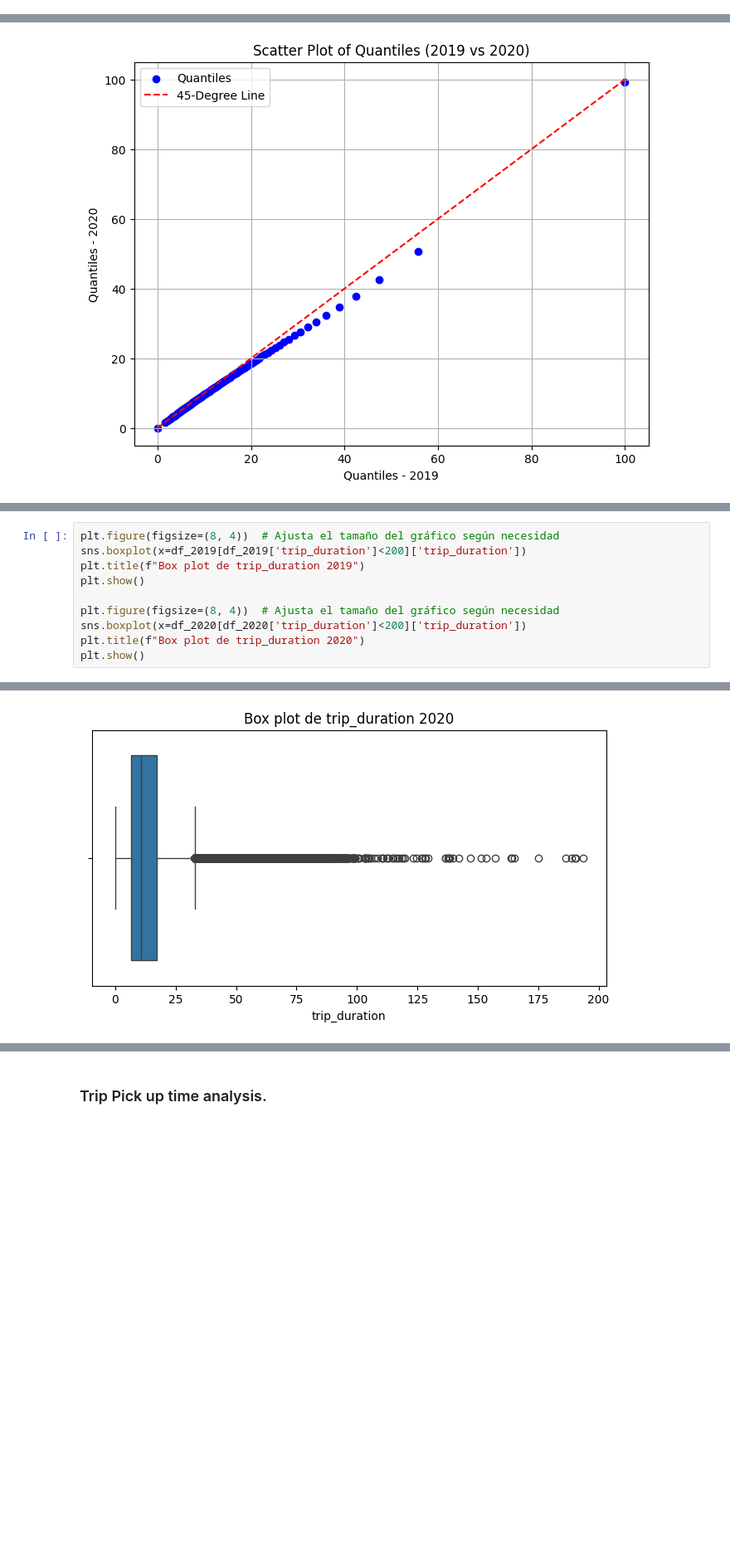
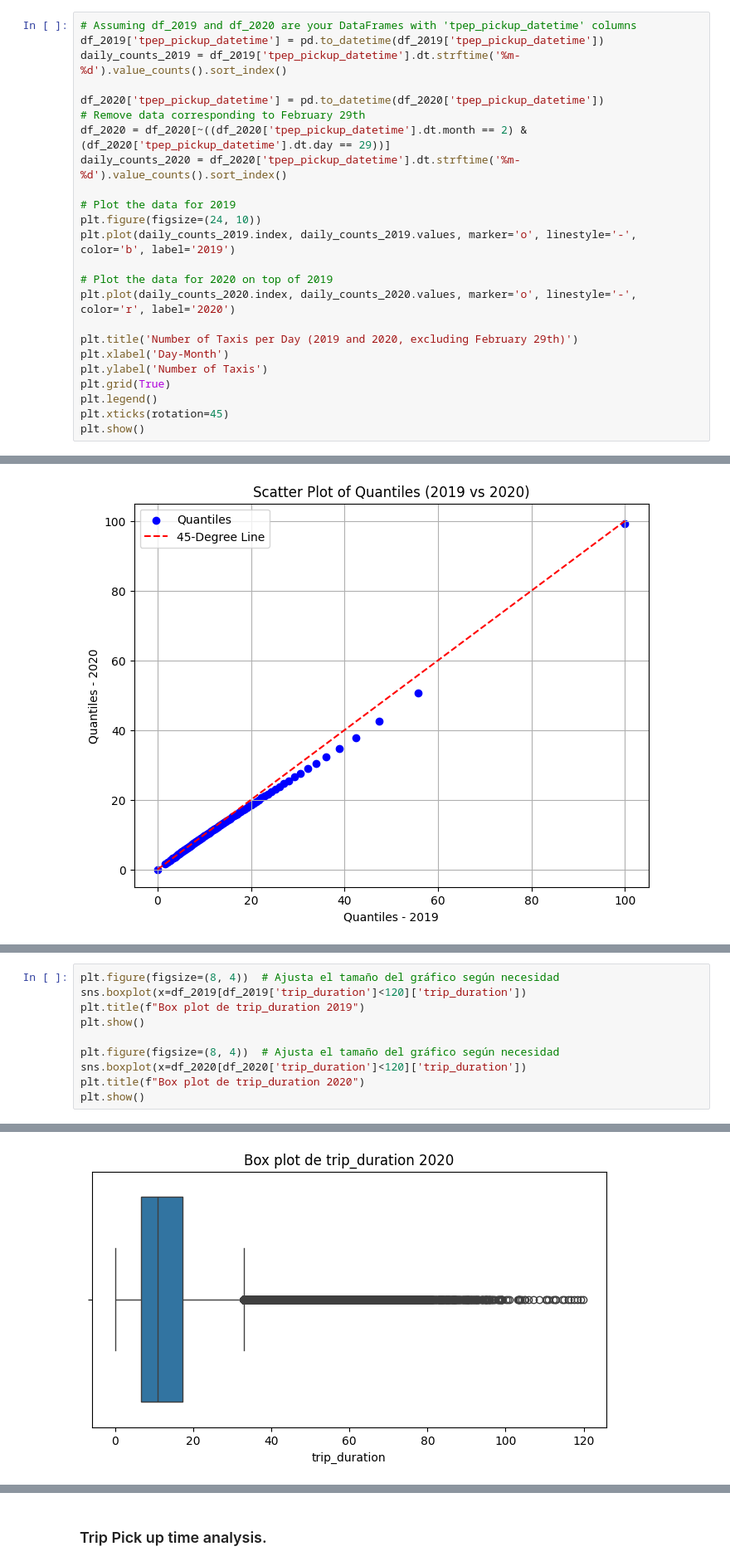
Before and after one commit to IA-UBA/analisis-de-datos, a Jupyter notebook: notebooks/time_analysis.ipynb, the cells around one changed output, grey strips where cells are left out. Shown at 83% size. Saved outputs shown, nothing was run; the diff lists cells and outputs as text; blank space fills up the shorter version.

Commit message:
add daily graph

```diff
--- a/notebooks/time_analysis.ipynb
+++ b/notebooks/time_analysis.ipynb
@@ -24,0 +25,24 @@ df.head()
+# %%
+# Assuming df_2019 and df_2020 are your DataFrames with 'tpep_pickup_datetime' columns
+df_2019['tpep_pickup_datetime'] = pd.to_datetime(df_2019['tpep_pickup_datetime'])
+daily_counts_2019 = df_2019['tpep_pickup_datetime'].dt.strftime('%m-%d').value_counts().sort_index()
+
+df_2020['tpep_pickup_datetime'] = pd.to_datetime(df_2020['tpep_pickup_datetime'])
+# Remove data corresponding to February 29th
+df_2020 = df_2020[~((df_2020['tpep_pickup_datetime'].dt.month == 2) & (df_2020['tpep_pickup_datetime'].dt.day == 29))]
+daily_counts_2020 = df_2020['tpep_pickup_datetime'].dt.strftime('%m-%d').value_counts().sort_index()
+
+# Plot the data for 2019
+plt.figure(figsize=(24, 10))
+plt.plot(daily_counts_2019.index, daily_counts_2019.values, marker='o', linestyle='-', color='b', label='2019')
+
+# Plot the data for 2020 on top of 2019
+plt.plot(daily_counts_2020.index, daily_counts_2020.values, marker='o', linestyle='-', color='r', label='2020')
+
+plt.title('Number of Taxis per Day (2019 and 2020, excluding February 29th)')
+plt.xlabel('Day-Month')
+plt.ylabel('Number of Taxis')
+plt.grid(True)
+plt.legend()
+plt.xticks(rotation=45)
+plt.show()
@@ -105,11 +218,11 @@ print("2020 Kurtosis value for trip duration: ", df_2020[df_2020['trip_duration'
 # %%
 plt.figure(figsize=(8, 4))  # Ajusta el tamaño del gráfico según necesidad
-sns.boxplot(x=df_2019[df_2019['trip_duration']<200]['trip_duration'])
+sns.boxplot(x=df_2019[df_2019['trip_duration']<120]['trip_duration'])
 plt.title(f"Box plot de trip_duration 2019")
 plt.show()
 
 plt.figure(figsize=(8, 4))  # Ajusta el tamaño del gráfico según necesidad
-sns.boxplot(x=df_2020[df_2020['trip_duration']<200]['trip_duration'])
+sns.boxplot(x=df_2020[df_2020['trip_duration']<120]['trip_duration'])
 plt.title(f"Box plot de trip_duration 2020")
 plt.show()
 # %% [output]
@@ -117,3 +230,3 @@ plt.show()
-[figure, old version]
+[figure, new version]
 # %%
 # Extract the trip_duration columns from both DataFrames
```
Also changed, not shown: parts of 14 cells of this notebook, 1 other file.
